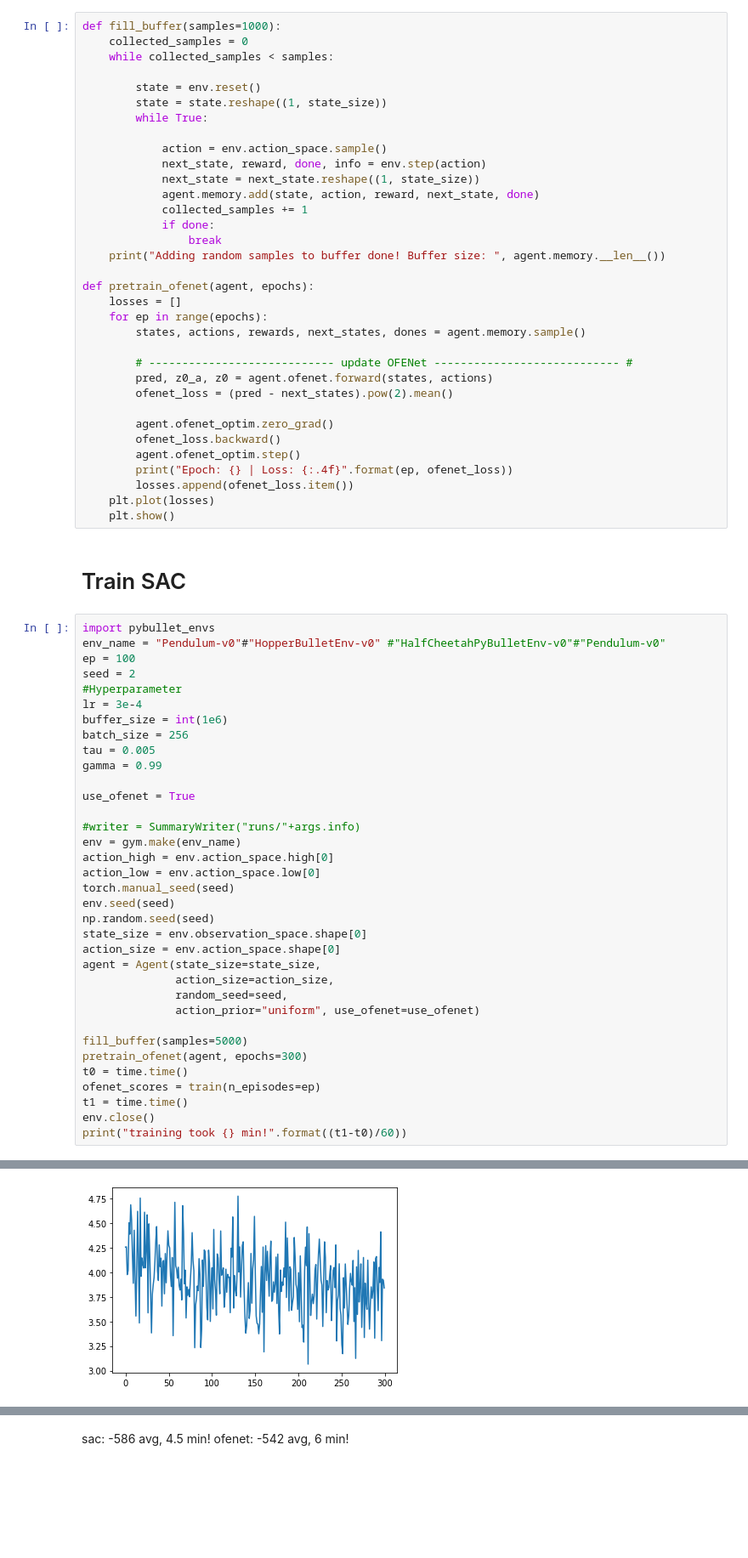
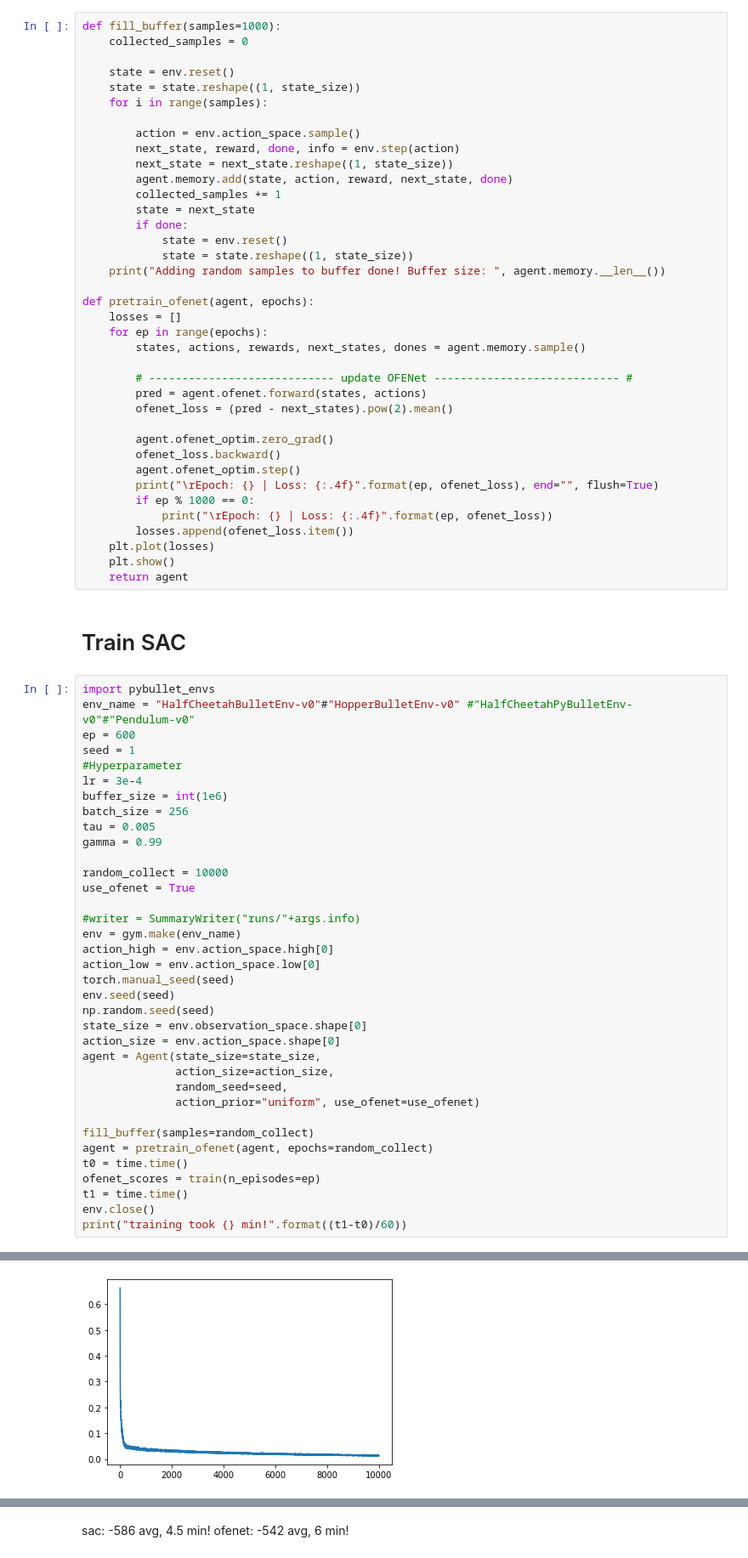
Before and after one commit to BY571/OFENet, a Jupyter notebook: OFENet-REDQ-notebook.ipynb, the cells around one changed output, grey strips where cells are left out. Shown at 85% size. Cells and saved outputs as stored; diff of their text form; blank space fills up the shorter version.

```diff
--- a/OFENet-REDQ-notebook.ipynb
+++ b/OFENet-REDQ-notebook.ipynb
@@ -466,19 +509,20 @@ def train(n_episodes=200, print_every=10):
 # %%
 def fill_buffer(samples=1000):
     collected_samples = 0
-    while collected_samples < samples:
 
-        state = env.reset()
-        state = state.reshape((1, state_size))
-        while True:
+    state = env.reset()
+    state = state.reshape((1, state_size))
+    for i in range(samples):
 
-            action = env.action_space.sample()
-            next_state, reward, done, info = env.step(action)
-            next_state = next_state.reshape((1, state_size))
-            agent.memory.add(state, action, reward, next_state, done)
-            collected_samples += 1
-            if done:
-                break
+        action = env.action_space.sample()
+        next_state, reward, done, info = env.step(action)
+        next_state = next_state.reshape((1, state_size))
+        agent.memory.add(state, action, reward, next_state, done)
+        collected_samples += 1
+        state = next_state
+        if done:
+            state = env.reset()
+            state = state.reshape((1, state_size))
     print("Adding random samples to buffer done! Buffer size: ", agent.memory.__len__())
 
 def pretrain_ofenet(agent, epochs):
@@ -487,23 +531,26 @@ def pretrain_ofenet(agent, epochs):
         states, actions, rewards, next_states, dones = agent.memory.sample()
 
         # ---------------------------- update OFENet ---------------------------- #
-        pred, z0_a, z0 = agent.ofenet.forward(states, actions)
+        pred = agent.ofenet.forward(states, actions)
         ofenet_loss = (pred - next_states).pow(2).mean()
 
         agent.ofenet_optim.zero_grad()
         ofenet_loss.backward()
         agent.ofenet_optim.step()
-        print("Epoch: {} | Loss: {:.4f}".format(ep, ofenet_loss))
+        print("\rEpoch: {} | Loss: {:.4f}".format(ep, ofenet_loss), end="", flush=True)
+        if ep % 1000 == 0:
+            print("\rEpoch: {} | Loss: {:.4f}".format(ep, ofenet_loss))
         losses.append(ofenet_loss.item())
     plt.plot(losses)
     plt.show()
+    return agent
 # %% [markdown]
 # Train SAC
 # %%
 import pybullet_envs
-env_name = "Pendulum-v0"#"HopperBulletEnv-v0" #"HalfCheetahPyBulletEnv-v0"#"Pendulum-v0"
-ep = 100
-seed = 2
+env_name = "HalfCheetahBulletEnv-v0"#"HopperBulletEnv-v0" #"HalfCheetahPyBulletEnv-v0"#"Pendulum-v0"
+ep = 600
+seed = 1
 #Hyperparameter
 lr = 3e-4
 buffer_size = int(1e6)
@@ -511,6 +558,7 @@ batch_size = 256
 tau = 0.005
 gamma = 0.99
 
+random_collect = 10000
 use_ofenet = True
 
 #writer = SummaryWriter("runs/"+args.info)
@@ -527,8 +575,8 @@ agent = Agent(state_size=state_size,
               random_seed=seed,
               action_prior="uniform", use_ofenet=use_ofenet)
 
-fill_buffer(samples=5000)
-pretrain_ofenet(agent, epochs=300)
+fill_buffer(samples=random_collect)
+agent = pretrain_ofenet(agent, epochs=random_collect)
 t0 = time.time()
 ofenet_scores = train(n_episodes=ep)
 t1 = time.time()
@@ -555 +603 @@ Epoch: 299 | Loss: 3.8408
-[figure, old version]
+[figure, new version]
```
Also changed, not shown: parts of 6 cells of this notebook.
